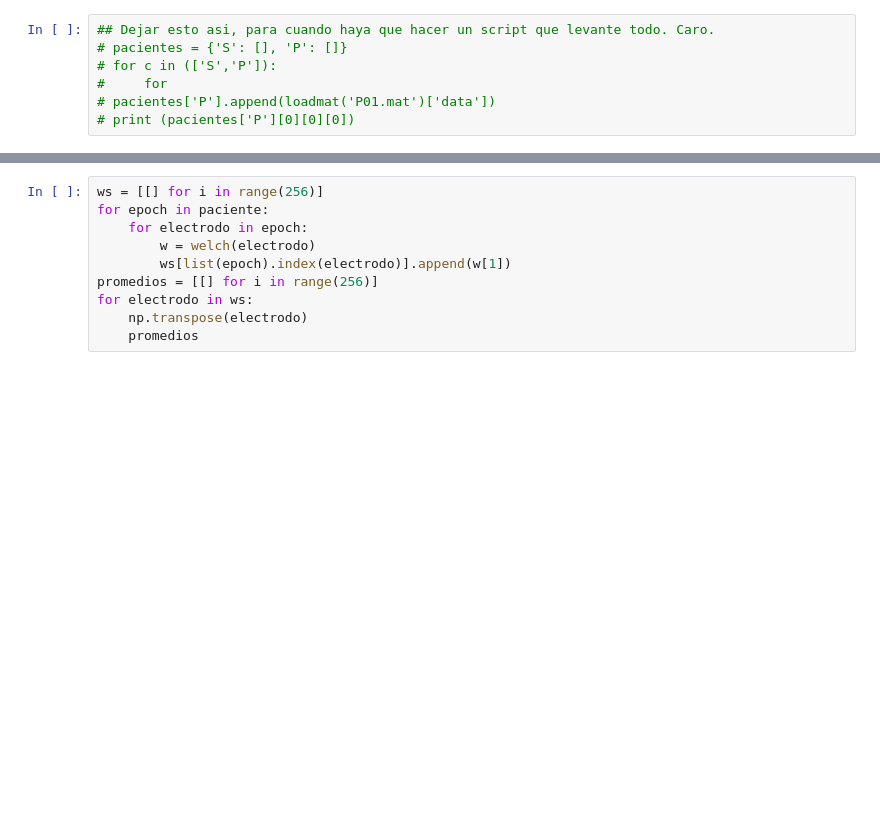
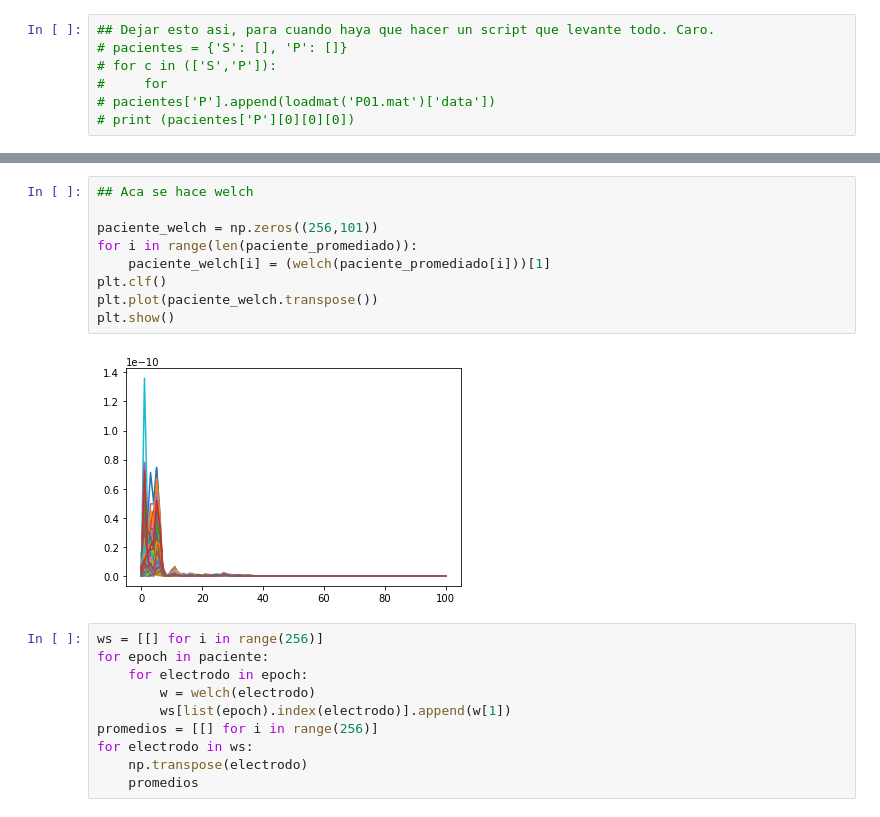
Before and after one commit to M4R70/cienciadatos, a Jupyter notebook: tp2/Untitled.ipynb, the cells around one changed output, grey strips where cells are left out. Cells and saved outputs as stored; diff of their text form; blank space fills up the shorter version.

Commit message:
creo que hace welch

```diff
--- a/tp2/Untitled.ipynb
+++ b/tp2/Untitled.ipynb
@@ -19,3 +41,14 @@ paciente = loadmat('P01.mat')['data']
+# %%
+## Aca se hace welch
+
+paciente_welch = np.zeros((256,101))
+for i in range(len(paciente_promediado)):
+    paciente_welch[i] = (welch(paciente_promediado[i]))[1]
+plt.clf()
+plt.plot(paciente_welch.transpose())
+plt.show()
+# %% [output]
+[figure, added]
 # %%
 ws = [[] for i in range(256)]
 for epoch in paciente:
```
Also changed, not shown: parts of 2 cells of this notebook.
